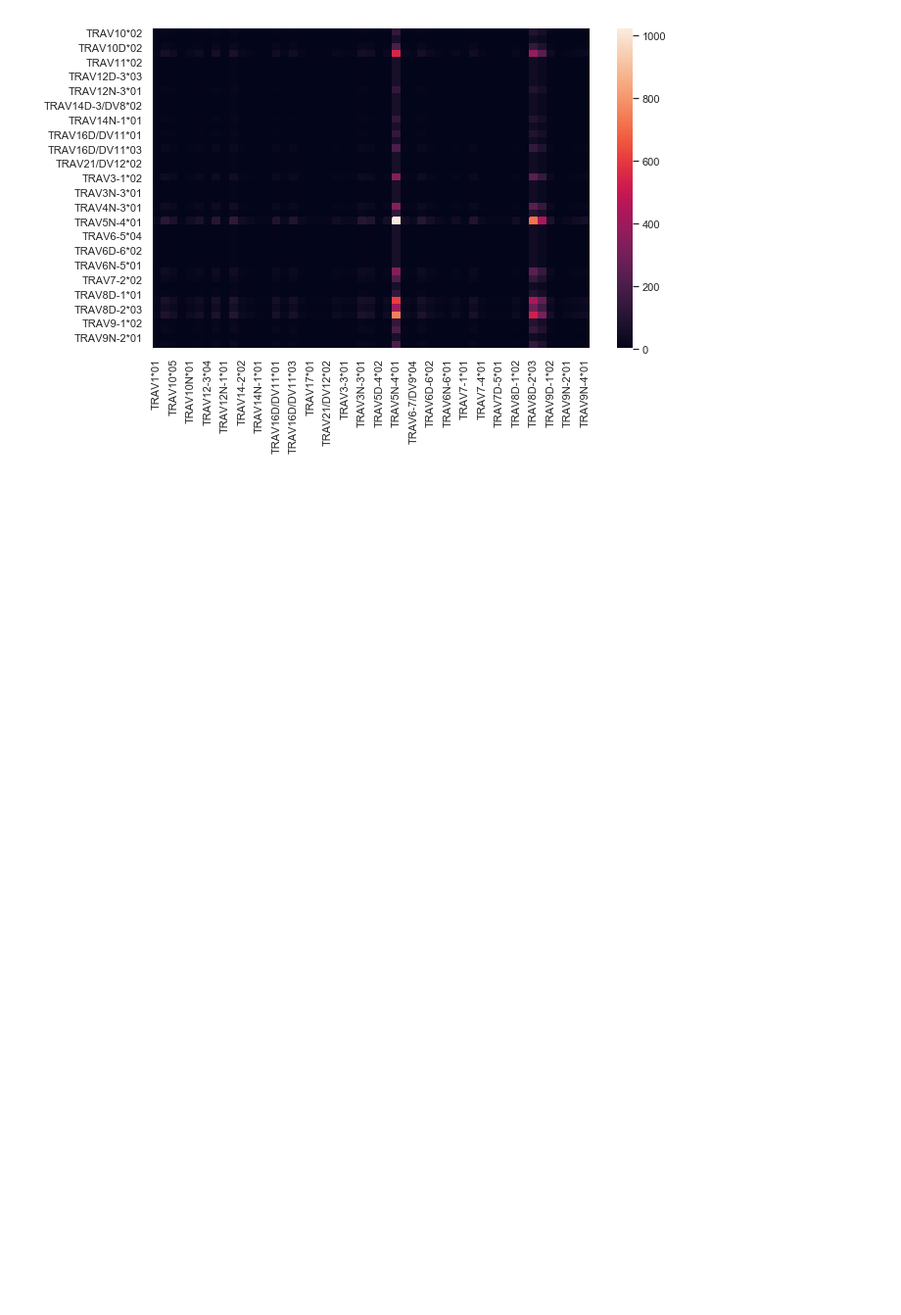
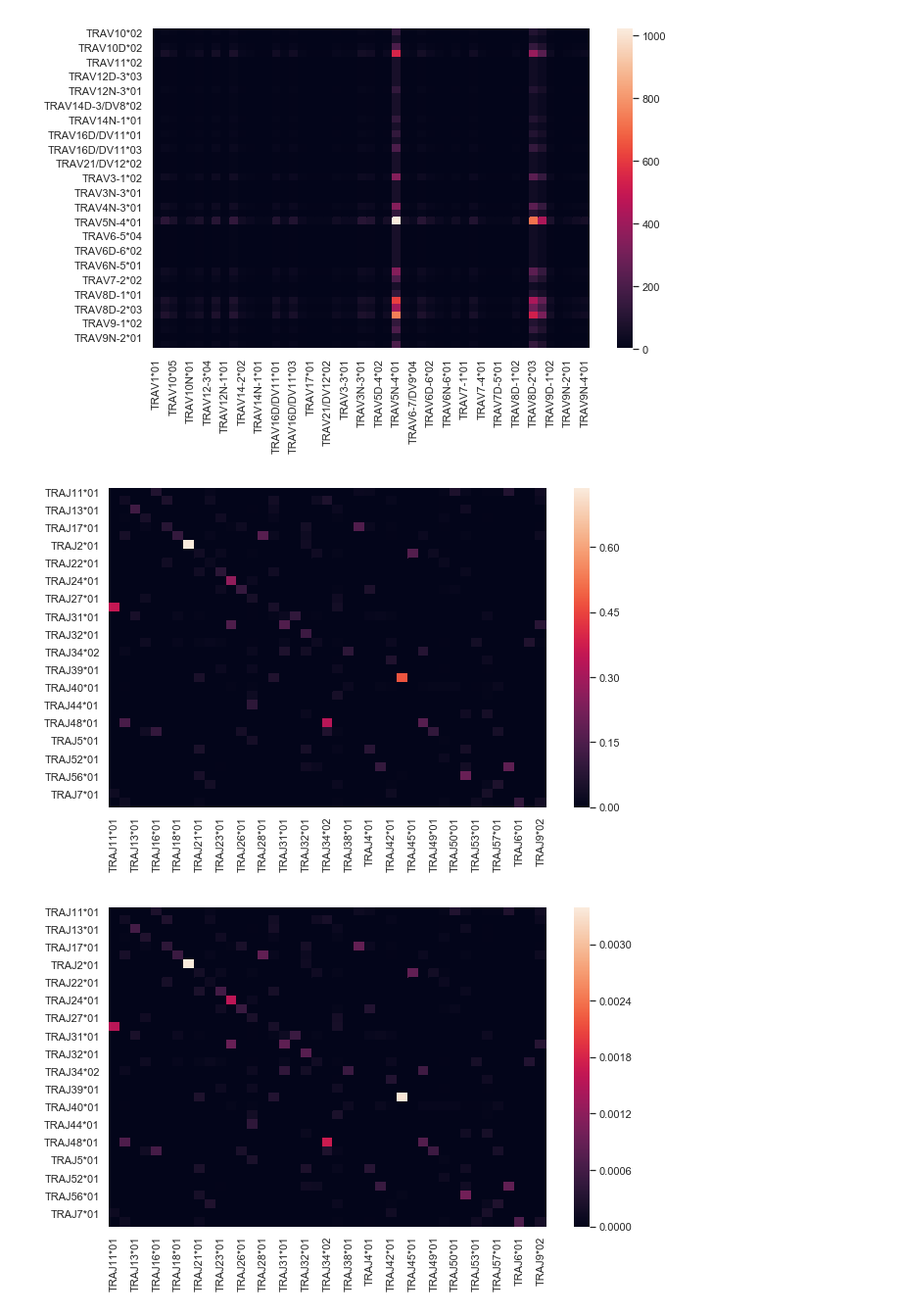
Before and after one commit to matsengrp/transport, a Jupyter notebook: transport.ipynb, the cells around one changed output. Shown at 98% size. Drawn from its saved outputs; the diff is of its cells as text; code cells hidden in the pictures; blank space fills up the shorter version.

Commit message:
Examine JA and JB genes

```diff
--- a/transport.ipynb
+++ b/transport.ipynb
@@ -270,3 +270,9 @@ plot_gene_analysis_results(va_gene_items)
 [figure]
 [figure]
 [figure]
+# %%
+ja_gene_items = run_gene_analysis(full_df=clone_df, epitopes=('F2', 'M45'), gene='ja_gene')
+plot_gene_analysis_results(ja_gene_items)
+# %% [output]
+[figure, added]
+[figure, added]
```
Also changed, not shown: parts of 2 cells of this notebook.
